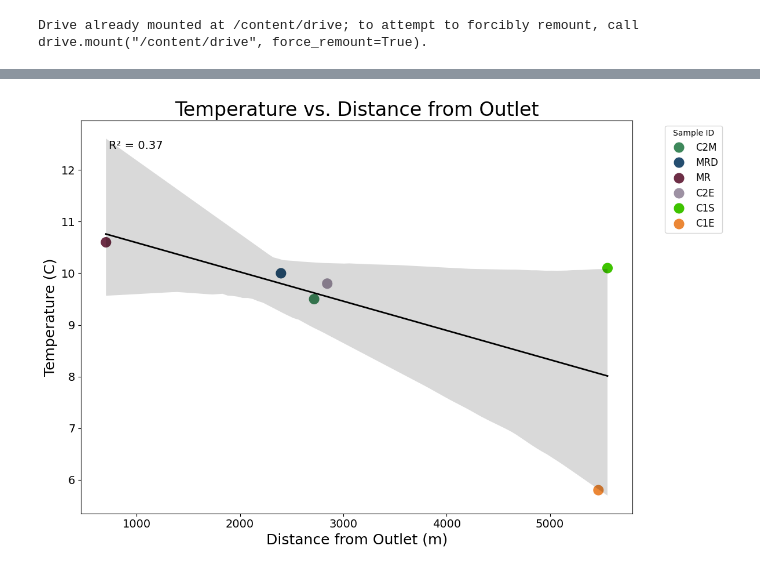
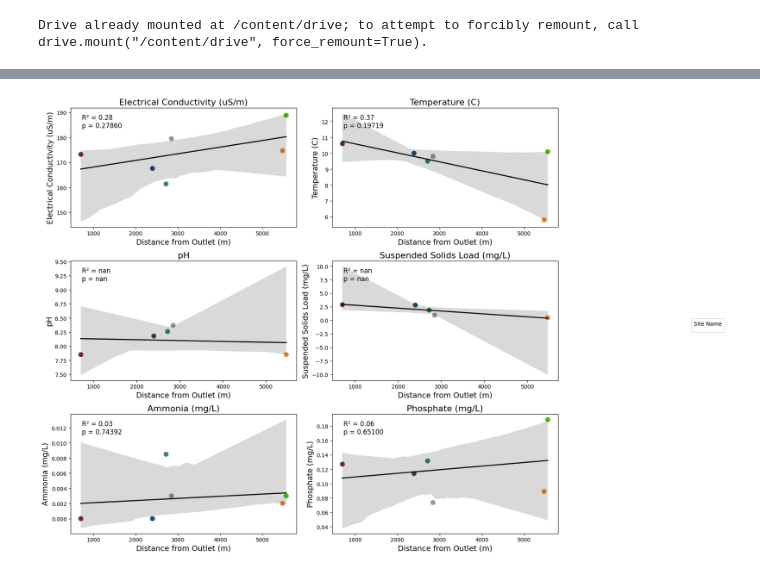
Before and after one commit to carlibeisel/DCEW_waterquality, a Jupyter notebook: 02_figures.ipynb, the cells around one changed output, grey strips where cells are left out. Saved outputs shown, nothing was run; the diff lists cells and outputs as text; code cells hidden in the pictures.

```diff
--- a/02_figures.ipynb
+++ b/02_figures.ipynb
@@ -30,2 +31,2 @@ Drive already mounted at /content/drive; to attempt to forcibly remount, call dr
 # %%
-data = pd.read_csv('/content/drive/MyDrive/Classes/Hydro Field Course Working Files/Assignments/7. Data Analysis/Water Quality/Data/DCEW_combined_data.csv')
+data = pd.read_csv('/content/drive/MyDrive/Classes/Field Hydrology/Hydro Field Course Working Files/Assignments/7. Data Analysis/Water Quality/Data/DCEW_combined_data.csv')
@@ -131,4 +284,4 @@ drive.mount('/content/drive')
 # %% [output]
 Drive already mounted at /content/drive; to attempt to forcibly remount, call drive.mount("/content/drive", force_remount=True).
 # %%
-data = pd.read_csv('/content/drive/MyDrive/Classes/Hydro Field Course Working Files/Assignments/7. Data Analysis/Water Quality/Data/WQ Metadata - DCEW - Master Sheet.csv')
+data = pd.read_csv('/content/drive/MyDrive/Classes/Field Hydrology/Hydro Field Course Working Files/Assignments/7. Data Analysis/Water Quality/Data/WQ Metadata - DCEW - Master Sheet.csv')
@@ -155,39 +337,65 @@ data
 # %%
 # Define custom colors for each Sample ID
 custom_palette = {
-    'C2M': '#3E885B',
-    'MRD': '#254E70',
-    'MR': '#6D2E46',
-    'C2E': '#9D91A3',
-    'C1S': '#3EC300',
-    'C1E': '#EB8736'
+    'Con2Main': '#3E885B',
+    'Meadown Reach Down': '#254E70',
+    'Middle Rose': '#6D2E46',
+    'Con2East': '#9D91A3',
+    'Con1Spring': '#3EC300',
+    'Con1East': '#EB8736'
 }
 
-# Calculate the regression line and R² value
-slope, intercept, r_value, p_value, std_err = linregress(data['Distance from Outlet'], data['Temp (C)'])
-r_squared = r_value**2
+# Define the variables to plot
+variables = {
+    "EC (uS/m)": "Electrical Conductivity (uS/m)",
+    "Temp (C)": "Temperature (C)",
+    "pH": "pH",
+    "SSL (mg/L)": "Suspended Solids Load (mg/L)",
+    "NH3 (mg/L)": "Ammonia (mg/L)",
+    "PO4 (mg/L)": "Phosphate (mg/L)"
+}
 
-# Plot scatter with custom colors for each Sample ID
-plt.figure(figsize=(12, 8))
-sns.scatterplot(data=data, x='Distance from Outlet', y='Temp (C)', hue='Sample ID', palette=custom_palette, s=200)
+# Initialize a dictionary to store p-values for each variable
+p_values = {}
 
-# Add a single regression line for the entire dataset
-sns.regplot(data=data, x='Distance from Outlet', y='Temp (C)', scatter=False, color='black', line_kws={'linewidth': 2})
+# Create subplots
+fig, axes = plt.subplots(3, 2, figsize=(16, 12))
+axes = axes.flatten()
 
-# Add R² value to the plot
-plt.text(0.05, 0.95, f'R² = {r_squared:.2f}', transform=plt.gca().transAxes, fontsize=14, verticalalignment='top')
+# Plot each variable against Distance from Outlet
+for i, (variable, ylabel) in enumerate(variables.items()):
+    # Calculate the regression line and R² value
+    slope, intercept, r_value, p_value, std_err = linregress(data['Distance from Outlet (m)'], data[variable])
+    r_squared = r_value**2
 
-# Add plot labels and title
-plt.title('Temperature vs. Distance from Outlet', fontsize=24)
-plt.xlabel('Distance from Outlet (m)', fontsize=18)
-plt.ylabel('Temperature (C)', fontsize=18)
-plt.xticks(fontsize=14)
-plt.yticks(fontsize=14)
+    # Store the p-value in the dictionary
+    p_values[variable] = p_value
 
-# Move the legend outside the plot
-plt.legend(title='Sample ID', fontsize=12, bbox_to_anchor=(1.05, 1), loc='upper left')
-plt.tight_layout()
+    # Scatter plot with custom colors (suppress legend in each individual plot)
+    scatter = sns.scatterplot(data=data, x='Distance from Outlet (m)', y=variable, hue='Site Name', palette=custom_palette, s=100, ax=axes[i], legend=False)
+
+    # Add a single regression line for the entire dataset with 95% confidence interval
+    sns.regplot(data=data, x='Distance from Outlet (m)', y=variable, scatter=False, color='black', line_kws={'linewidth': 2}, ci=95, ax=axes[i])
+
+    # Add R² and p-value to the plot
+    axes[i].text(0.05, 0.95, f'R² = {r_squared:.2f}\np = {p_value:.5f}', transform=axes[i].transAxes, fontsize=12, verticalalignment='top')
+
+    # Add labels and title
+    axes[i].set_title(f'{ylabel}', fontsize=16)
+    axes[i].set_xlabel('Distance from Outlet (m)', fontsize=14)
+    axes[i].set_ylabel(ylabel, fontsize=14)
+
+# Add a single legend with the colors for Sample ID to the right of the figure
+handles, labels = scatter.get_legend_handles_labels()
+fig.legend(handles, labels, title='Site Name', loc='center left', bbox_to_anchor=(1.05, 0.5), fontsize=12)
+
+# Adjust layout and spacing
+plt.tight_layout(rect=[0, 0, 0.85, 1])  # Leave space on the right for the legend
 plt.show()
-temp = plt
+
+# Print p-values for each variable
+print("P-values for each regression:")
+for variable, p_val in p_values.items():
+    print(f"{variable}: p-value = {p_val:.5f}")
 # %% [output]
-[figure, old version]
+[figure, new version]
```
Also changed, not shown: parts of 21 cells of this notebook.
